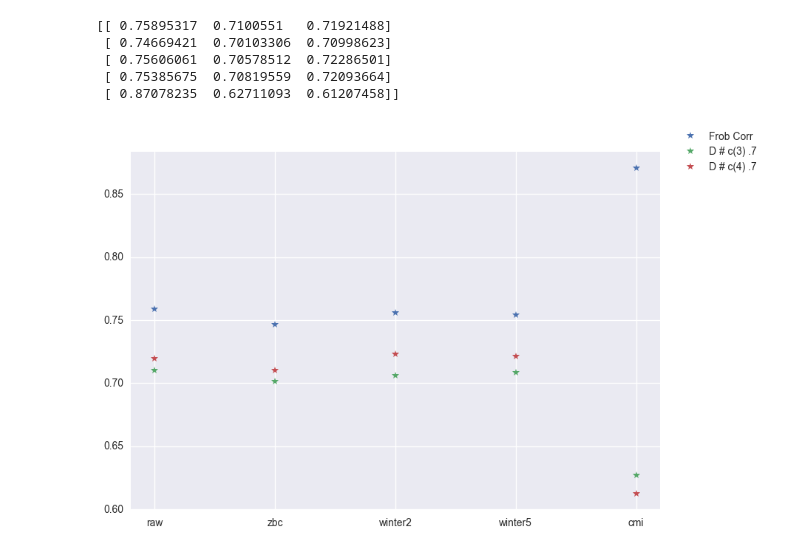
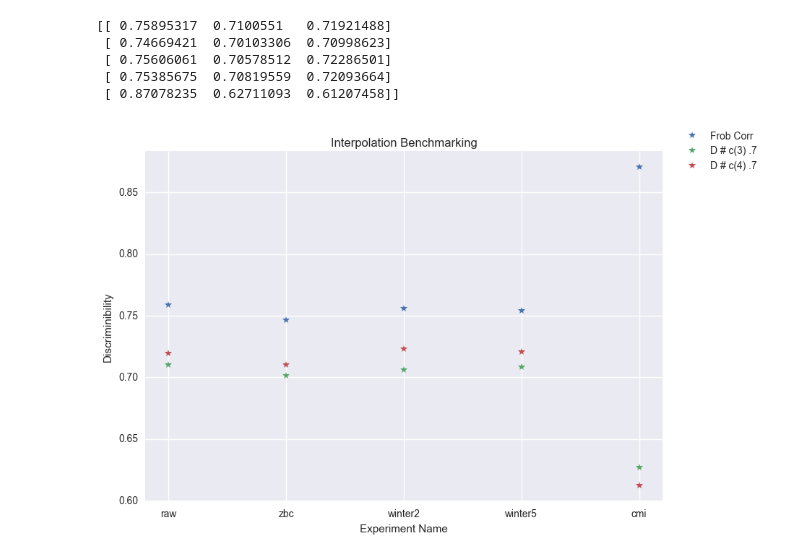
Before and after one commit to NeuroDataDesign/orange-panda-f16s17, a Jupyter notebook: notes/benchmarks/Interpolation Benchmarking.ipynb, the cells around one changed output. Drawn from its saved outputs; the diff is of its cells as text; code cells hidden in the pictures.

```diff
--- a/notes/benchmarks/Interpolation Benchmarking.ipynb
+++ b/notes/benchmarks/Interpolation Benchmarking.ipynb
@@ -22,11 +22,16 @@ with open('results/CMI_results.pkl', 'r') as f:
 # %%
 discs = [raw, zbc, winter2, winter5, cmi]
 names = ['raw', 'zbc', 'winter2', 'winter5', 'cmi']
 disc.disc_plot(discs, d_set.NAMES, names)
+import matplotlib.pyplot as plt
+plt.title('Interpolation Benchmarking')
+plt.xlabel('Experiment Name')
+plt.ylabel('Discriminibility')
+plt.show()
 # %% [output]
 [[ 0.75895317  0.7100551   0.71921488]
  [ 0.74669421  0.70103306  0.70998623]
  [ 0.75606061  0.70578512  0.72286501]
  [ 0.75385675  0.70819559  0.72093664]
  [ 0.87078235  0.62711093  0.61207458]]
-[figure, old version]
+[figure, new version]
```
Also changed, not shown: 1 other file.
